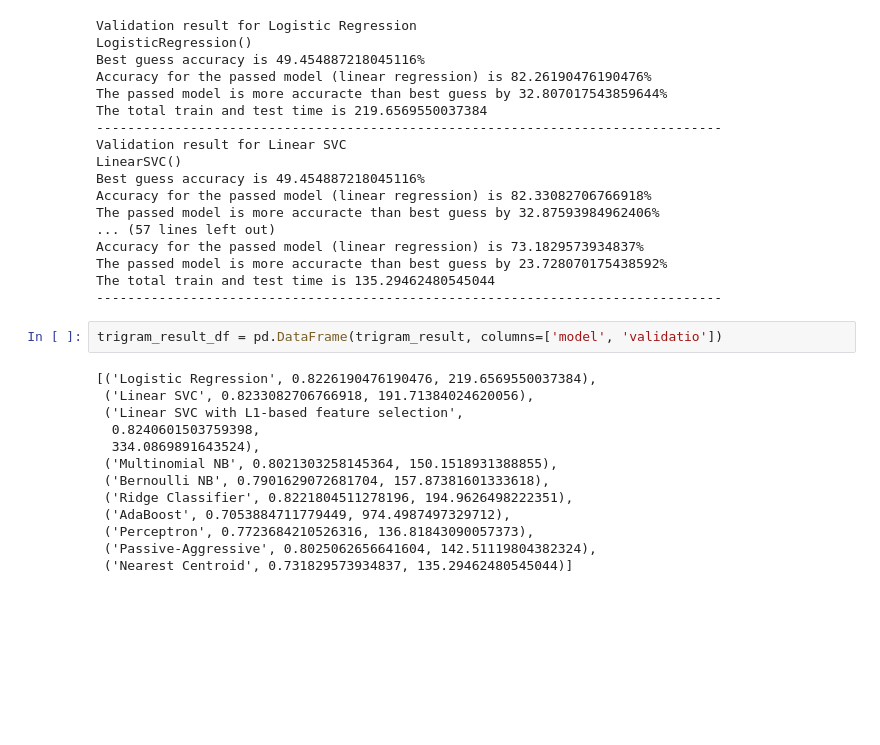
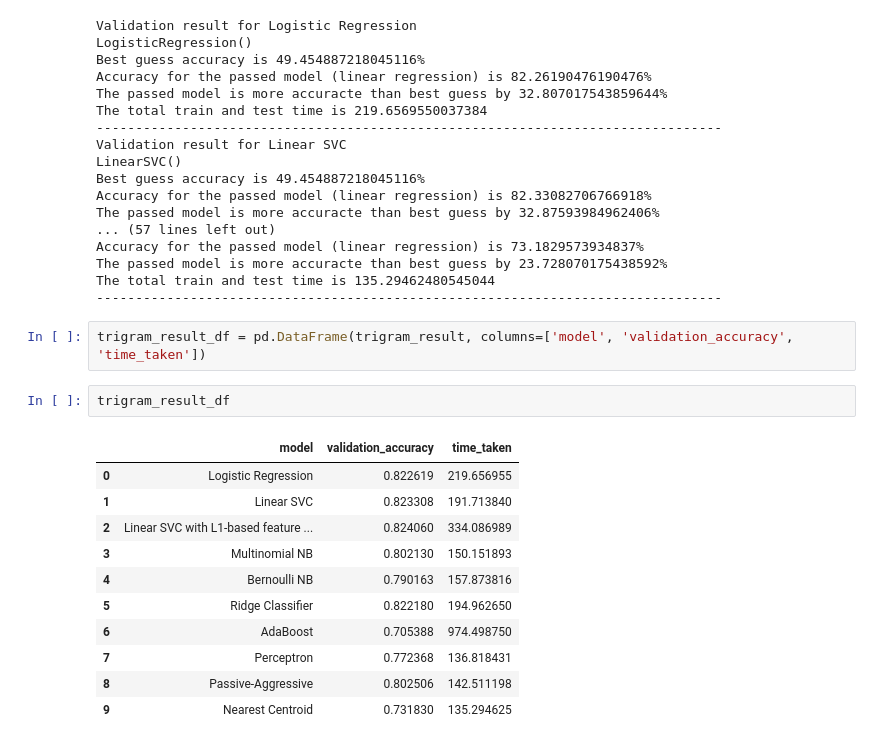
Before and after one commit to singhaditya8499/NLP-Study, a Jupyter notebook: Twitter_sentiment_analysis/Sentiment_analysis/ngram_model_with_count_vectorizer.ipynb, the cells around one changed output. Cells and saved outputs as stored; diff of their text form; blank space fills up the shorter version.

Commit message:
minor: Add the dataframe print

```diff
--- a/Twitter_sentiment_analysis/Sentiment_analysis/ngram_model_with_count_vectorizer.ipynb
+++ b/Twitter_sentiment_analysis/Sentiment_analysis/ngram_model_with_count_vectorizer.ipynb
@@ -384,17 +384,18 @@ The passed model is more accuracte than best guess by 23.728070175438592%
 The total train and test time is 135.29462480545044
 --------------------------------------------------------------------------------
 # %%
-trigram_result_df = pd.DataFrame(trigram_result, columns=['model', 'validatio'])
+trigram_result_df = pd.DataFrame(trigram_result, columns=['model', 'validation_accuracy', 'time_taken'])
-# %% [output]
-[('Logistic Regression', 0.8226190476190476, 219.6569550037384),
- ('Linear SVC', 0.8233082706766918, 191.71384024620056),
- ('Linear SVC with L1-based feature selection',
-  0.8240601503759398,
-  334.0869891643524),
- ('Multinomial NB', 0.8021303258145364, 150.1518931388855),
- ('Bernoulli NB', 0.7901629072681704, 157.87381601333618),
- ('Ridge Classifier', 0.8221804511278196, 194.9626498222351),
- ('AdaBoost', 0.7053884711779449, 974.4987497329712),
- ('Perceptron', 0.7723684210526316, 136.81843090057373),
- ('Passive-Aggressive', 0.8025062656641604, 142.51119804382324),
- ('Nearest Centroid', 0.731829573934837, 135.29462480545044)]
+# %%
+trigram_result_df
+# %% [output]
+|  | model | validation_accuracy | time_taken |
+| 0 | Logistic Regression | 0.822619 | 219.656955 |
+| 1 | Linear SVC | 0.823308 | 191.713840 |
+| 2 | Linear SVC with L1-based feature ... | 0.824060 | 334.086989 |
+| 3 | Multinomial NB | 0.802130 | 150.151893 |
+| 4 | Bernoulli NB | 0.790163 | 157.873816 |
+| 5 | Ridge Classifier | 0.822180 | 194.962650 |
+| 6 | AdaBoost | 0.705388 | 974.498750 |
+| 7 | Perceptron | 0.772368 | 136.818431 |
+| 8 | Passive-Aggressive | 0.802506 | 142.511198 |
+| 9 | Nearest Centroid | 0.731830 | 135.294625 |
```
